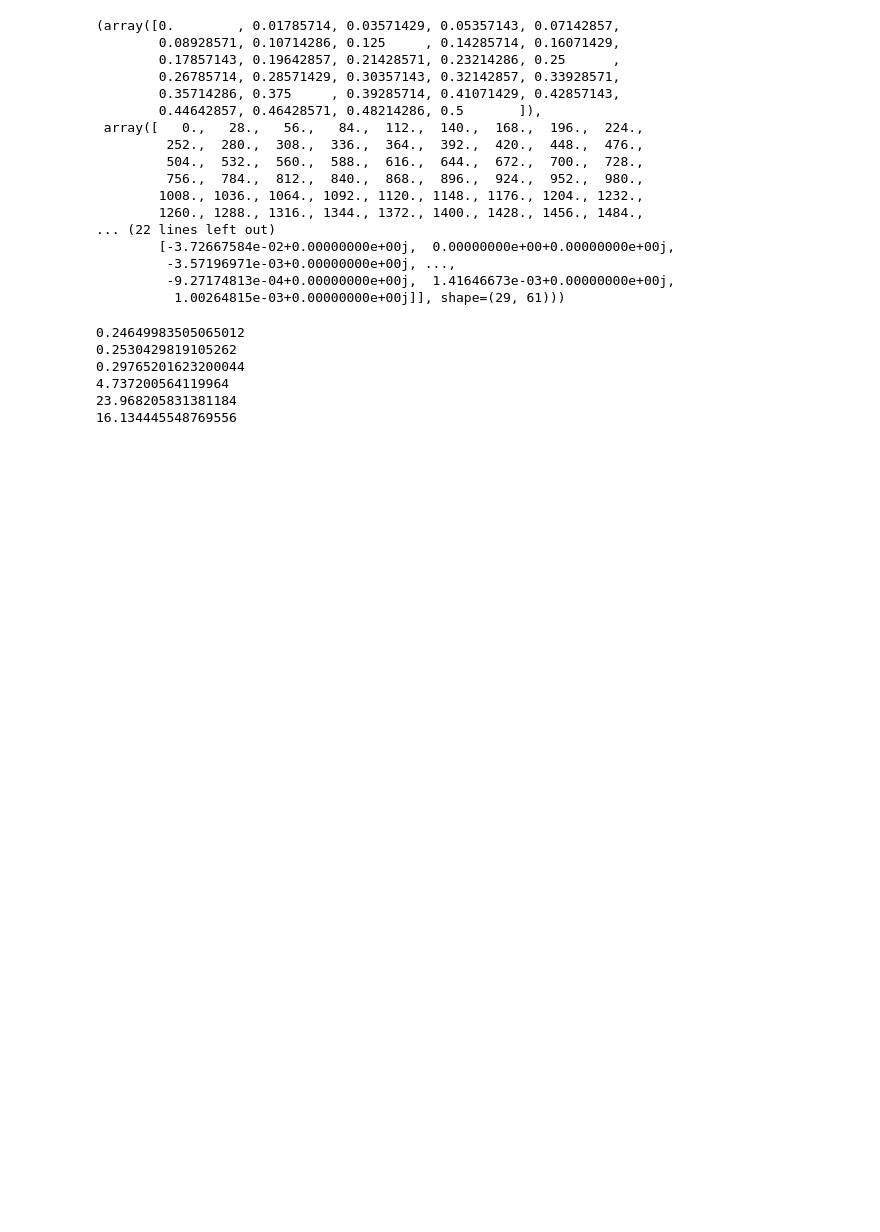
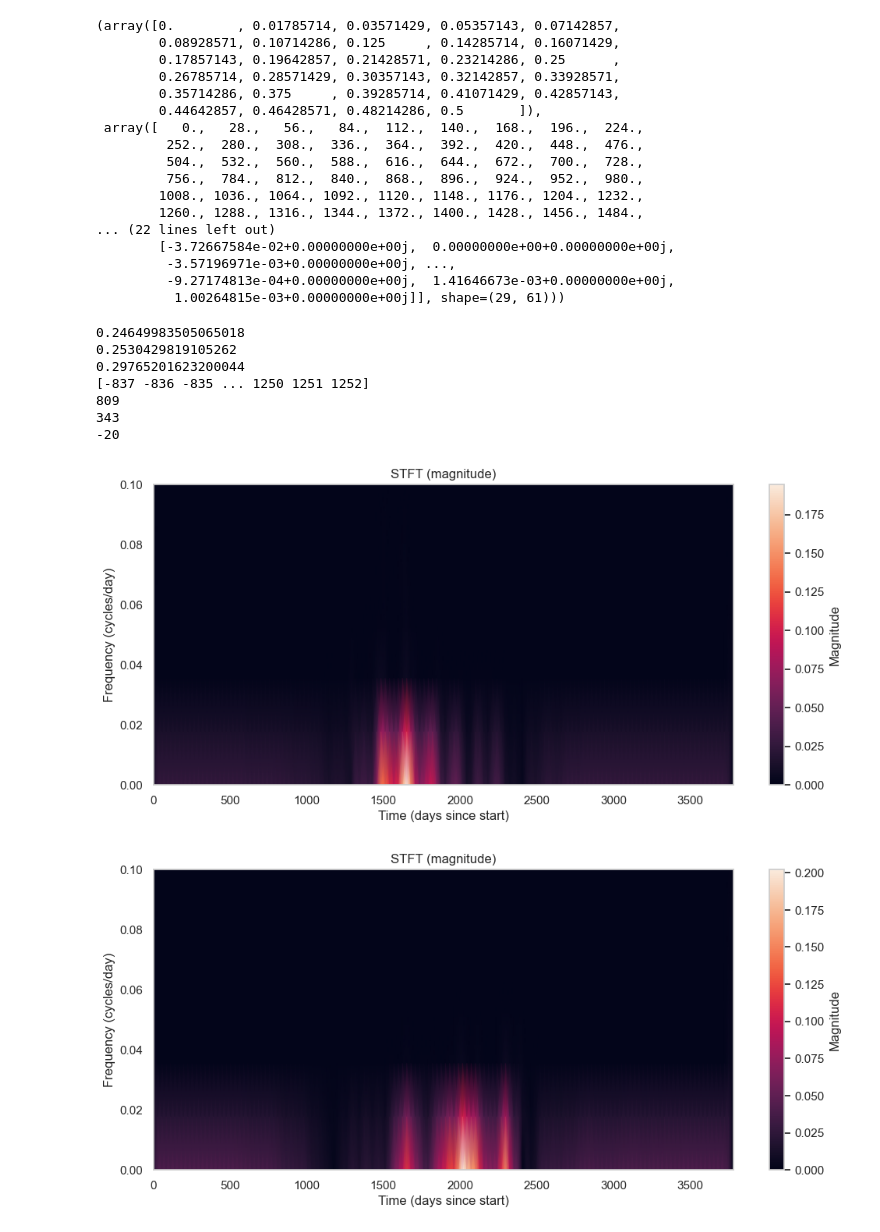
Before and after one commit to dunyanong/covid-stft, a Jupyter notebook: STFT.ipynb, the cells around one changed output. Saved outputs shown, nothing was run; the diff lists cells and outputs as text; code cells hidden in the pictures; blank space fills up the shorter version.

```diff
--- a/STFT.ipynb
+++ b/STFT.ipynb
@@ -207,7 +217,7 @@ def detect_periodic_components_fft(series: pd.Series, fs: float = 1.0, show_plot
     return freqs, amps, peak_freqs, peak_amps
 
 def visualize_stft(series: pd.Series, fs: float = 1.0, nperseg: int = 56, noverlap: int = 28, show_plot: bool = True):
-    x = series.fillna(0).values
+    x = series#x = series.fillna(0).values
     f, t, Zxx = stft(x - np.nanmean(x), fs=fs, window='hann', nperseg=nperseg, noverlap=noverlap, boundary='zeros')
     if show_plot:
         plt.figure(figsize=(12,5))
@@ -460,26 +470,39 @@ while len(signal_d2) != len(signal2):
 while len(signal3) != len(signal_d3):
     signal3 = np.append(signal3, 0)
 # %%
-ncc1 = proper_normalized_cross_correlation(signal1, signal_d1, mode="same")
+ncc1 = proper_normalized_cross_correlation(signal1, signal_d1, mode="full")
 print(max(ncc1))
-ncc2 = proper_normalized_cross_correlation(signal2, signal_d2, mode="same")
+ncc2 = proper_normalized_cross_correlation(signal2, signal_d2, mode="full")
 print(max(ncc2))
-ncc3 = proper_normalized_cross_correlation(signal3, signal_d3, mode="same")
+ncc3 = proper_normalized_cross_correlation(signal3, signal_d3, mode="full")
 print(max(ncc3))
+lags1 = scipy.signal.correlation_lags(len(signal1), len(signal_d1), mode='same')
+lags2 = scipy.signal.correlation_lags(len(signal2), len(signal_d2), mode='same')
+lags3 = scipy.signal.correlation_lags(len(signal3), len(signal_d3), mode='same')
 
 cross_corr1 = scipy.signal.correlate(signal1, signal_d1, mode="same")
-max_lag = max(abs(cross_corr1))/(24*60*60) #problem: using normalized cross correlation
+max_lag = np.argmax((abs(cross_corr1)))#/(24*60*60) #problem: using normalized cross correlation
+print(lags1)
 print(max_lag)
 cross_corr2 = scipy.signal.correlate(signal2, signal_d2, mode="same")
-max_lag = max(abs(cross_corr2))/(24*60*60) #problem: using normalized cross correlation
+max_lag = np.argmax((abs(cross_corr2)))#/(24*60*60)) #problem: using normalized cross correlation
+max_lag = lags2[max_lag]
 print(max_lag)
 cross_corr3 = scipy.signal.correlate(signal3, signal_d3, mode="same")
-max_lag = max(abs(cross_corr3))/(24*60*60) #problem: using normalized cross correlation
+max_lag = np.argmax((abs(cross_corr3)))#/(24*60*60)) #problem: using normalized cross correlation
+max_lag = lags3[max_lag]
 print(max_lag)
+
+visualize_stft(ncc1)
+visualize_stft(ncc2)
+visualize_stft(ncc3)
 # %% [output]
-0.24649983505065012
+0.24649983505065018
 0.2530429819105262
 0.29765201623200044
-4.737200564119964
-23.968205831381184
-16.134445548769556
+[-837 -836 -835 ... 1250 1251 1252]
+809
+343
+-20
+[figure, added]
+[figure, added]
```
Also changed, not shown: parts of 10 cells of this notebook, 6 other files.
